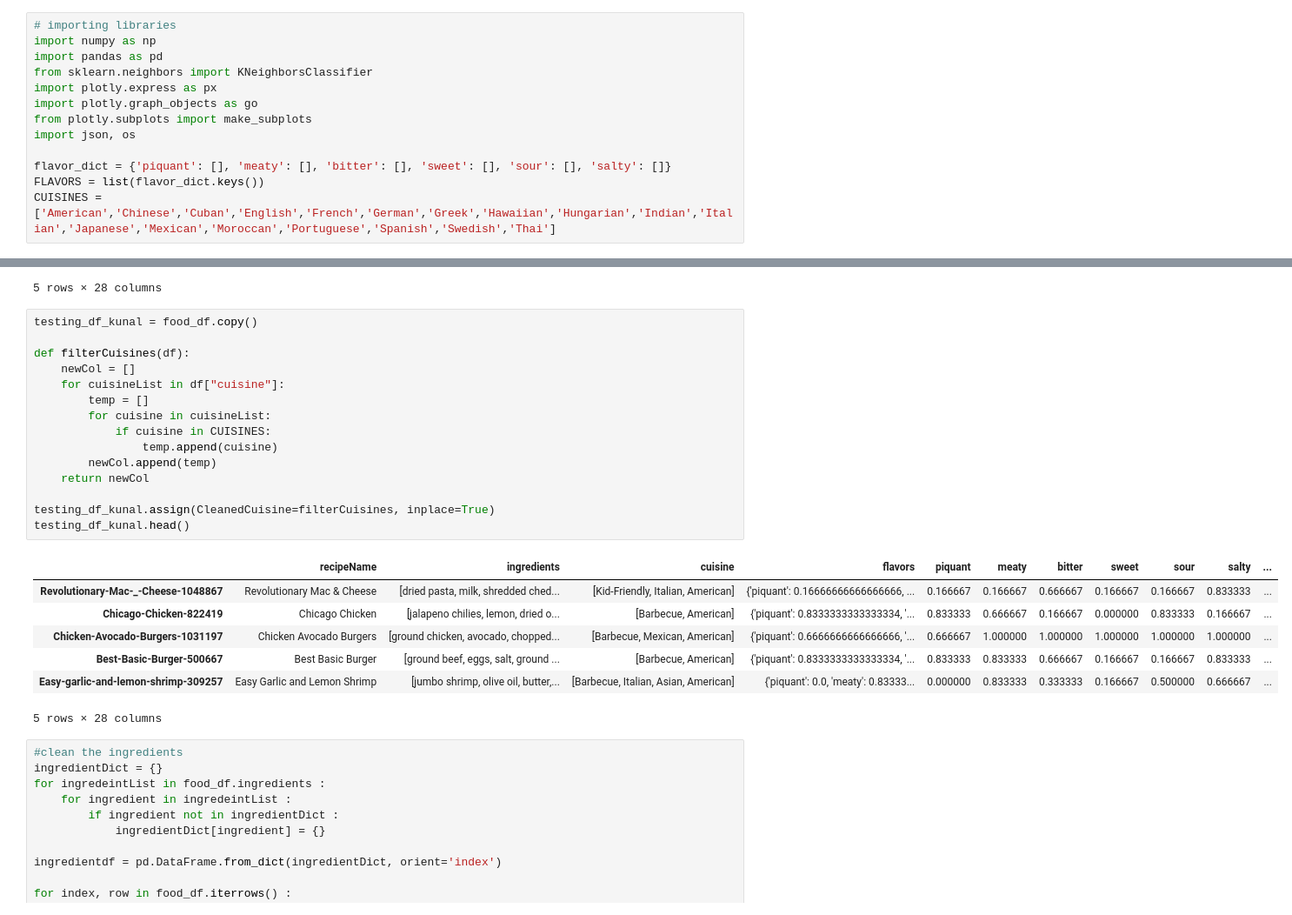
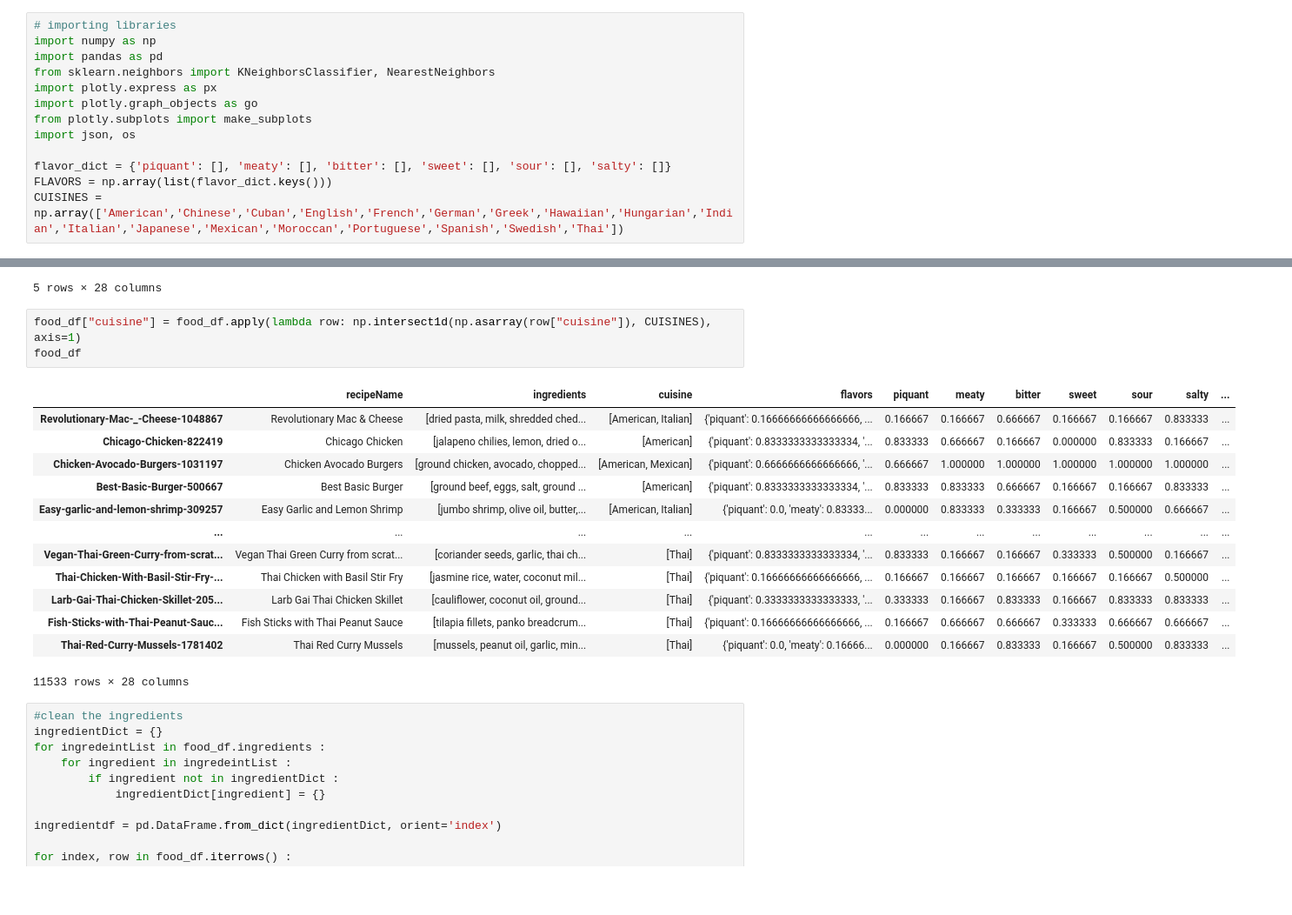
Before and after one commit to ryanchangx/cs105-final-project, a Jupyter notebook: final_project.ipynb, the cells around one changed output, grey strips where cells are left out. Shown at 87% size. Saved outputs shown, nothing was run; the diff lists cells and outputs as text; blank space fills up the shorter version.

Commit message:
some KNN work, and some hawaiian visualization prework

```diff
--- a/final_project.ipynb
+++ b/final_project.ipynb
@@ -19,15 +19,15 @@ This section handles any cleaning/pre-processing of data such that analysis can
 # importing libraries
 import numpy as np
 import pandas as pd
-from sklearn.neighbors import KNeighborsClassifier
+from sklearn.neighbors import KNeighborsClassifier, NearestNeighbors
 import plotly.express as px
 import plotly.graph_objects as go
 from plotly.subplots import make_subplots
 import json, os
 
 flavor_dict = {'piquant': [], 'meaty': [], 'bitter': [], 'sweet': [], 'sour': [], 'salty': []}
-FLAVORS = list(flavor_dict.keys())
-CUISINES = ['American','Chinese','Cuban','English','French','German','Greek','Hawaiian','Hungarian','Indian','Italian','Japanese','Mexican','Moroccan','Portuguese','Spanish','Swedish','Thai']
+FLAVORS = np.array(list(flavor_dict.keys()))
+CUISINES = np.array(['American','Chinese','Cuban','English','French','German','Greek','Hawaiian','Hungarian','Indian','Italian','Japanese','Mexican','Moroccan','Portuguese','Spanish','Swedish','Thai'])
 # %%
 # Reading in the data
 food_list_folder = 'data/lists/'
@@ -89,28 +89,22 @@ food_df.head()
 | Easy-garlic-and-lemon-shrimp-309257 | Easy Garlic and Lemon Shrimp | [jumbo shrimp, olive oil, butter,... | [Barbecue, Italian, Asian, American] | {'piquant': 0.0, 'meaty': 0.83333... | 0.000000 | 0.833333 | 0.333333 | 0.166667 | 0.500000 | 0.666667 | ... |
 5 rows × 28 columns
 # %%
-testing_df_kunal = food_df.copy()
-
-def filterCuisines(df):
-    newCol = []
-    for cuisineList in df["cuisine"]:
-        temp = []
-        for cuisine in cuisineList:
-            if cuisine in CUISINES:
-                temp.append(cuisine)
-        newCol.append(temp)
-    return newCol
-
-testing_df_kunal.assign(CleanedCuisine=filterCuisines, inplace=True)
-testing_df_kunal.head()
+food_df["cuisine"] = food_df.apply(lambda row: np.intersect1d(np.asarray(row["cuisine"]), CUISINES), axis=1)
+food_df
 # %% [output]
 |  | recipeName | ingredients | cuisine | flavors | piquant | meaty | bitter | sweet | sour | salty | ... |
-| Revolutionary-Mac-_-Cheese-1048867 | Revolutionary Mac & Cheese | [dried pasta, milk, shredded ched... | [Kid-Friendly, Italian, American] | {'piquant': 0.16666666666666666, ... | 0.166667 | 0.166667 | 0.666667 | 0.166667 | 0.166667 | 0.833333 | ... |
-| Chicago-Chicken-822419 | Chicago Chicken | [jalapeno chilies, lemon, dried o... | [Barbecue, American] | {'piquant': 0.8333333333333334, '... | 0.833333 | 0.666667 | 0.166667 | 0.000000 | 0.833333 | 0.166667 | ... |
-| Chicken-Avocado-Burgers-1031197 | Chicken Avocado Burgers | [ground chicken, avocado, chopped... | [Barbecue, Mexican, American] | {'piquant': 0.6666666666666666, '... | 0.666667 | 1.000000 | 1.000000 | 1.000000 | 1.000000 | 1.000000 | ... |
-| Best-Basic-Burger-500667 | Best Basic Burger | [ground beef, eggs, salt, ground ... | [Barbecue, American] | {'piquant': 0.8333333333333334, '... | 0.833333 | 0.833333 | 0.666667 | 0.166667 | 0.166667 | 0.833333 | ... |
-| Easy-garlic-and-lemon-shrimp-309257 | Easy Garlic and Lemon Shrimp | [jumbo shrimp, olive oil, butter,... | [Barbecue, Italian, Asian, American] | {'piquant': 0.0, 'meaty': 0.83333... | 0.000000 | 0.833333 | 0.333333 | 0.166667 | 0.500000 | 0.666667 | ... |
+| Revolutionary-Mac-_-Cheese-1048867 | Revolutionary Mac & Cheese | [dried pasta, milk, shredded ched... | [American, Italian] | {'piquant': 0.16666666666666666, ... | 0.166667 | 0.166667 | 0.666667 | 0.166667 | 0.166667 | 0.833333 | ... |
+| Chicago-Chicken-822419 | Chicago Chicken | [jalapeno chilies, lemon, dried o... | [American] | {'piquant': 0.8333333333333334, '... | 0.833333 | 0.666667 | 0.166667 | 0.000000 | 0.833333 | 0.166667 | ... |
+| Chicken-Avocado-Burgers-1031197 | Chicken Avocado Burgers | [ground chicken, avocado, chopped... | [American, Mexican] | {'piquant': 0.6666666666666666, '... | 0.666667 | 1.000000 | 1.000000 | 1.000000 | 1.000000 | 1.000000 | ... |
+| Best-Basic-Burger-500667 | Best Basic Burger | [ground beef, eggs, salt, ground ... | [American] | {'piquant': 0.8333333333333334, '... | 0.833333 | 0.833333 | 0.666667 | 0.166667 | 0.166667 | 0.833333 | ... |
+| Easy-garlic-and-lemon-shrimp-309257 | Easy Garlic and Lemon Shrimp | [jumbo shrimp, olive oil, butter,... | [American, Italian] | {'piquant': 0.0, 'meaty': 0.83333... | 0.000000 | 0.833333 | 0.333333 | 0.166667 | 0.500000 | 0.666667 | ... |
+| ... | ... | ... | ... | ... | ... | ... | ... | ... | ... | ... | ... |
+| Vegan-Thai-Green-Curry-from-scrat... | Vegan Thai Green Curry from scrat... | [coriander seeds, garlic, thai ch... | [Thai] | {'piquant': 0.8333333333333334, '... | 0.833333 | 0.166667 | 0.166667 | 0.333333 | 0.500000 | 0.166667 | ... |
+| Thai-Chicken-With-Basil-Stir-Fry-... | Thai Chicken with Basil Stir Fry | [jasmine rice, water, coconut mil... | [Thai] | {'piquant': 0.16666666666666666, ... | 0.166667 | 0.166667 | 0.166667 | 0.166667 | 0.166667 | 0.500000 | ... |
+| Larb-Gai-Thai-Chicken-Skillet-205... | Larb Gai Thai Chicken Skillet | [cauliflower, coconut oil, ground... | [Thai] | {'piquant': 0.3333333333333333, '... | 0.333333 | 0.166667 | 0.833333 | 0.166667 | 0.833333 | 0.833333 | ... |
+| Fish-Sticks-with-Thai-Peanut-Sauc... | Fish Sticks with Thai Peanut Sauce | [tilapia fillets, panko breadcrum... | [Thai] | {'piquant': 0.16666666666666666, ... | 0.166667 | 0.666667 | 0.666667 | 0.333333 | 0.666667 | 0.666667 | ... |
+| Thai-Red-Curry-Mussels-1781402 | Thai Red Curry Mussels | [mussels, peanut oil, garlic, min... | [Thai] | {'piquant': 0.0, 'meaty': 0.16666... | 0.000000 | 0.166667 | 0.833333 | 0.166667 | 0.500000 | 0.833333 | ... |
-5 rows × 28 columns
+11533 rows × 28 columns
 # %%
 #clean the ingredients
 ingredientDict = {}
```
Also changed, not shown: parts of 8 cells of this notebook.
